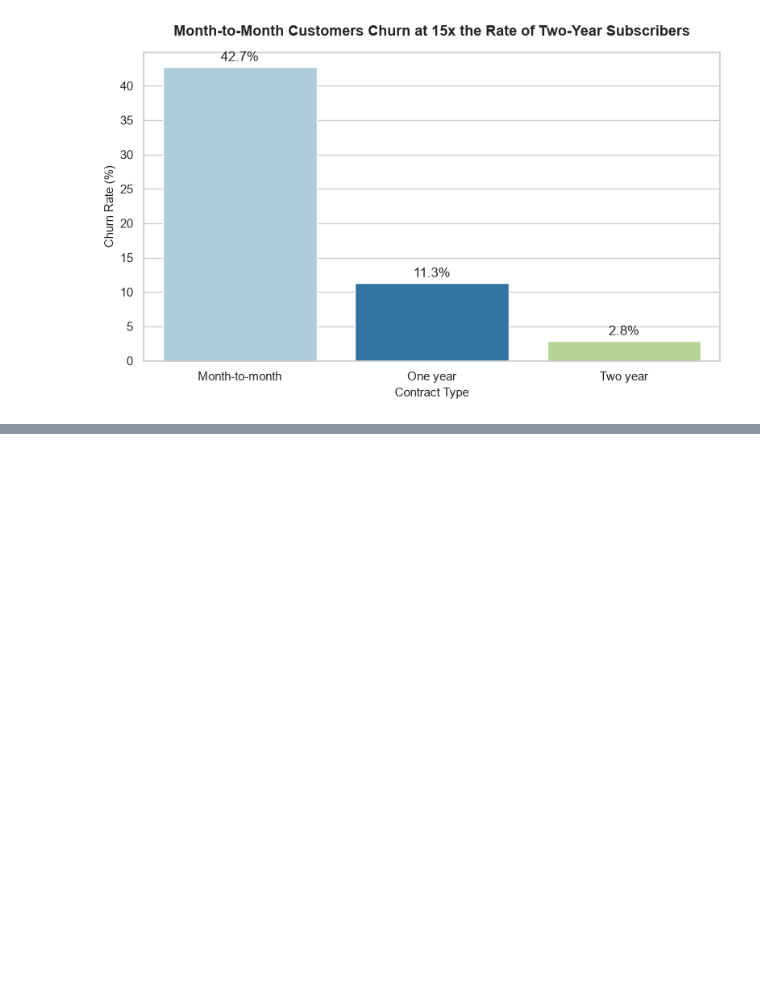
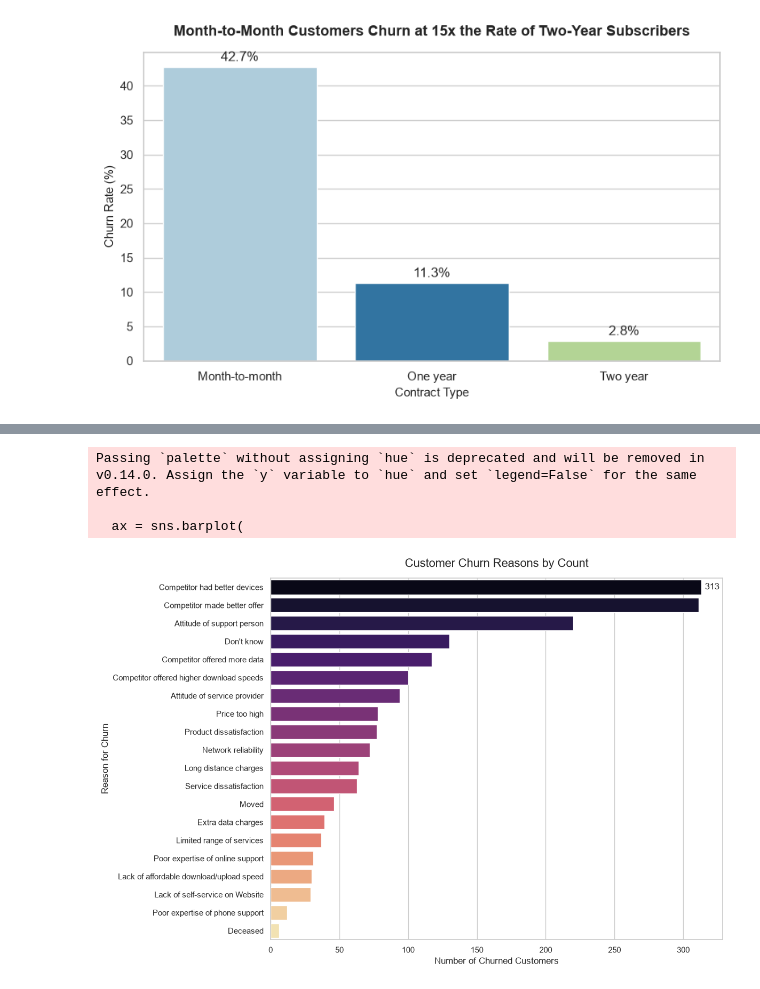
Before and after one commit to OmSoni-1/customer_retention_platform, a Jupyter notebook: notebooks/03_eda.ipynb, the cells around one changed output, grey strips where cells are left out. Cells and saved outputs as stored; diff of their text form; code cells hidden in the pictures; blank space fills up the shorter version.

```diff
--- a/notebooks/03_eda.ipynb
+++ b/notebooks/03_eda.ipynb
@@ -144,0 +169,2 @@ Passing `palette` without assigning `hue` is deprecated and will be removed in v
+# %%
+churn_reason_df = pd.read_sql("Select churn_reason, COUNT(customer_id) countchurn from customer_status where churn_reason is not null group by churn_reason order by 2 desc", engine)
@@ -144,0 +191,27 @@ Passing `palette` without assigning `hue` is deprecated and will be removed in v
+# %%
+sns.set_theme(style="whitegrid")
+plt.figure(figsize=(12, 8))
+
+ax = sns.barplot(
+    x=churn_reason_df["countchurn"],
+    y=churn_reason_df["churn_reason"],
+    data=churn_reason_df,
+    palette="magma"  # Uses a clean gradient color map
+)
+
+# 4. Add data labels to the end of each bar for better readability
+ax.bar_label(ax.containers[0], padding=5)
+
+# 5. Customize titles and labels
+plt.title("Customer Churn Reasons by Count", fontsize=16, pad=15)
+plt.xlabel("Number of Churned Customers", fontsize=12)
+plt.ylabel("Reason for Churn", fontsize=12)
+
+# 6. Adjust layout so long text labels don't get cut off
+plt.tight_layout()
+plt.show()
+# %% [output]
+Passing `palette` without assigning `hue` is deprecated and will be removed in v0.14.0. Assign the `y` variable to `hue` and set `legend=False` for the same effect.
+
+  ax = sns.barplot(
+[figure, added]
```
Also changed, not shown: parts of 7 cells of this notebook, 2 other files.
